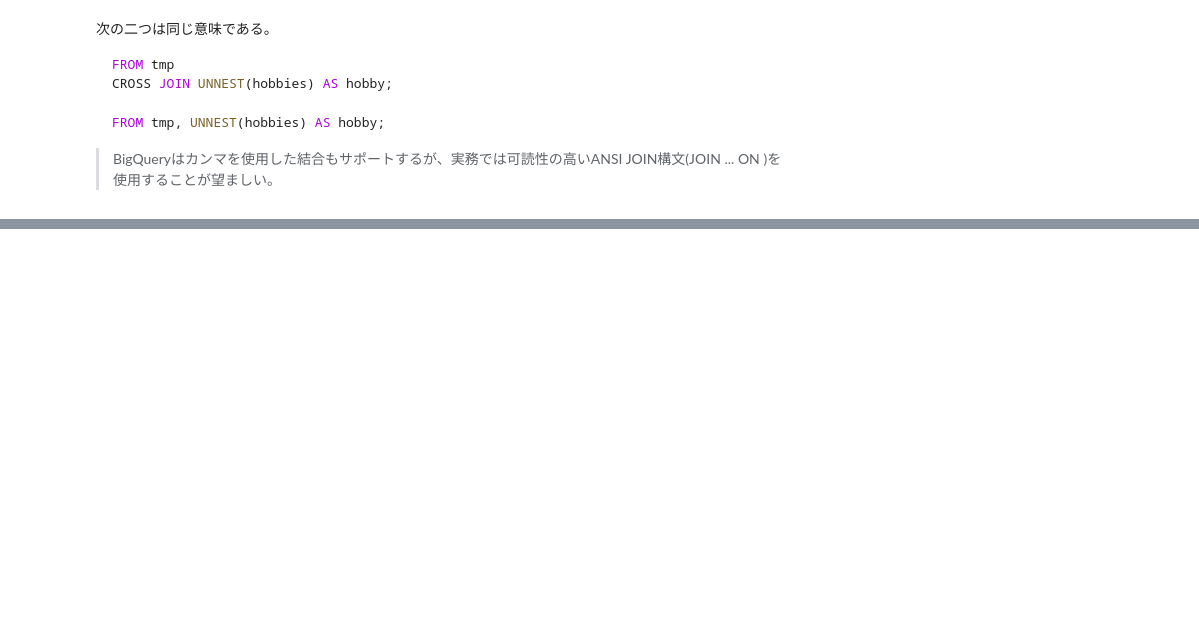
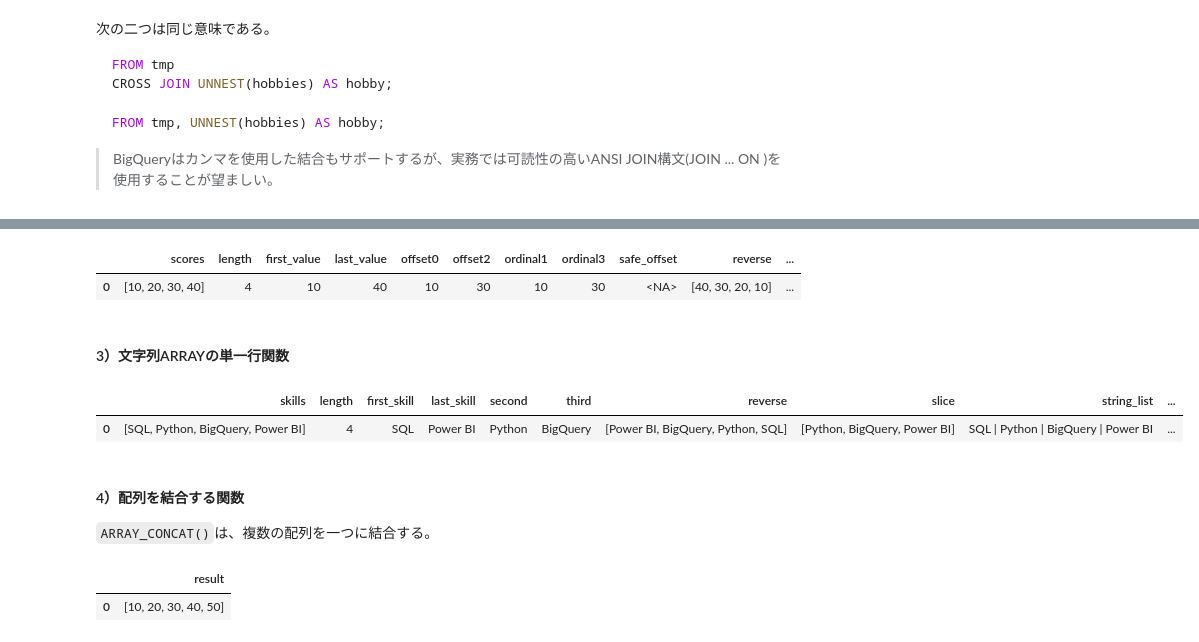
Before and after one commit to KaiLynn99/python_alone, a Jupyter notebook: 2026 7月/8.4/9) ARRAY列のデータ型.ipynb, the cells around one changed output, grey strips where cells are left out. Saved outputs shown, nothing was run; the diff lists cells and outputs as text; code cells hidden in the pictures; blank space fills up the shorter version.

```diff
--- a/2026 7月/8.4/9) ARRAY列のデータ型.ipynb
+++ b/2026 7月/8.4/9) ARRAY列のデータ型.ipynb
@@ -152,0 +229,71 @@ CROSS JOIN b;
+# %%
+%%bigquery
+
+WITH tmp AS (
+SELECT
+    [10,20,30,40] AS scores
+)
+
+SELECT
+    scores,
+    ARRAY_LENGTH(scores) AS length,
+    ARRAY_FIRST(scores) AS first_value,
+    ARRAY_LAST(scores) AS last_value,
+    scores[OFFSET(0)] AS offset0,
+    scores[OFFSET(2)] AS offset2,
+    scores[ORDINAL(1)] AS ordinal1,
+    scores[ORDINAL(3)] AS ordinal3,
+    scores[SAFE_OFFSET(10)] AS safe_offset,
+    ARRAY_REVERSE(scores) AS reverse,
+    ARRAY_SLICE(scores, 1, 3) AS slice_1_3,
+    ARRAY_TO_STRING(
+        ARRAY(
+            SELECT CAST(x AS STRING)
+            FROM UNNEST(scores) x
+        ),
+        ', '
+    ) AS to_string
+FROM tmp;
+# %% [output]
+|  | scores | length | first_value | last_value | offset0 | offset2 | ordinal1 | ordinal3 | safe_offset | reverse | ... |
+| 0 | [10, 20, 30, 40] | 4 | 10 | 40 | 10 | 30 | 10 | 30 | <NA> | [40, 30, 20, 10] | ... |
+# %% [markdown]
+#### 3）文字列ARRAYの単一行関数
+# %%
+%%bigquery
+
+WITH tmp AS ( SELECT
+    [
+    'SQL',
+    'Python',
+    'BigQuery',
+    'Power BI'
+    ] AS skills
+)
+
+SELECT
+    skills,
+    ARRAY_LENGTH(skills) AS length,
+    ARRAY_FIRST(skills) AS first_skill,
+    ARRAY_LAST(skills) AS last_skill,
+    skills[OFFSET(1)] AS second,
+    skills[ORDINAL(3)] AS third,
+    ARRAY_REVERSE(skills) AS reverse,
+    ARRAY_SLICE(skills,1,3) AS slice,
+    ARRAY_TO_STRING(skills,' | ') AS string_list,
+    skills[SAFE_OFFSET(10)] AS safe_value
+FROM tmp;
+# %% [output]
+|  | skills | length | first_skill | last_skill | second | third | reverse | slice | string_list | ... |
+| 0 | [SQL, Python, BigQuery, Power BI] | 4 | SQL | Power BI | Python | BigQuery | [Power BI, BigQuery, Python, SQL] | [Python, BigQuery, Power BI] | SQL | Python | BigQuery | Power BI | ... |
+# %% [markdown]
+#### 4）配列を結合する関数
+
+`ARRAY_CONCAT()`は、複数の配列を一つに結合する。
+# %%
+%%bigquery
+
+SELECT ARRAY_CONCAT([10,20],[30,40],[50]) AS result;
+# %% [output]
+|  | result |
+| 0 | [10, 20, 30, 40, 50] |
```
Also changed, not shown: parts of 18 cells of this notebook, 2 other files.
